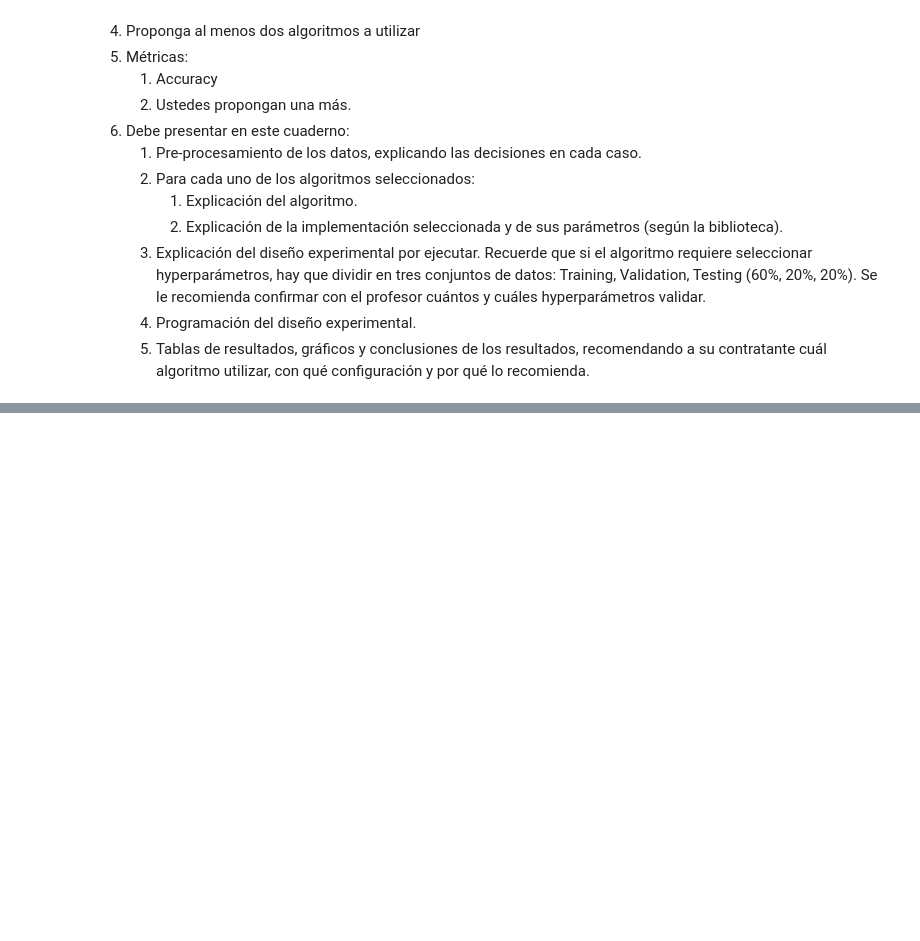
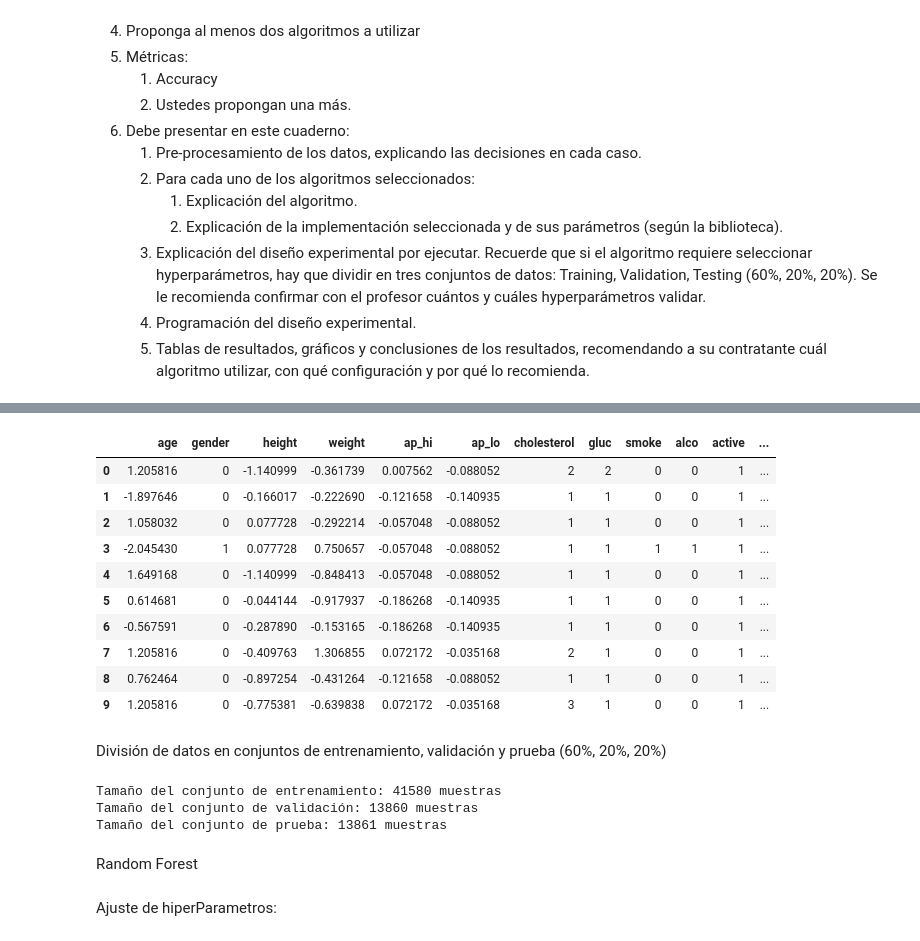
Before and after one commit to JeanPaulRF/Trabajos-IA, a Jupyter notebook: TP-2/2023-2-Trabajo_Practico_2.ipynb, the cells around one changed output, grey strips where cells are left out. Cells and saved outputs as stored; diff of their text form; code cells hidden in the pictures; blank space fills up the shorter version.

```diff
--- a/TP-2/2023-2-Trabajo_Practico_2.ipynb
+++ b/TP-2/2023-2-Trabajo_Practico_2.ipynb
@@ -416,0 +465,67 @@ ___
+# %%
+# 1. Eliminación de la columna 'id'
+data = data.drop('id', axis=1)
+
+# 2. Conversión de 'age' a años
+data['age'] = data['age'] // 365
+
+# 3. Escalamiento de características numéricas
+scaler = StandardScaler()
+num_features = ['age', 'height', 'weight', 'ap_hi', 'ap_lo']
+data[num_features] = scaler.fit_transform(data[num_features])
+
+# 4. Codificación de variables categóricas
+gender_encoder = LabelEncoder()
+data['gender'] = gender_encoder.fit_transform(data['gender'])
+
+"""
+# 5. Manejo de Valores Atípicos (utilizando el método IQR)
+Q1 = data[num_features].quantile(0.25)
+Q3 = data[num_features].quantile(0.75)
+IQR = Q3 - Q1
+outlier_mask = ((data[num_features] < (Q1 - 1.5 * IQR)) | (data[num_features] > (Q3 + 1.5 * IQR))).any(axis=1)
+data = data[~outlier_mask]
+"""
+
+# 6. Tratamiento de Datos Faltantes (imputación con la mediana)
+data[num_features] = data[num_features].fillna(data[num_features].median())
+
+# Mostrar los diez primeros resultados
+display(data.head(10))
+# %% [output]
+|  | age | gender | height | weight | ap_hi | ap_lo | cholesterol | gluc | smoke | alco | active | ... |
+| 0 | 1.205816 | 0 | -1.140999 | -0.361739 | 0.007562 | -0.088052 | 2 | 2 | 0 | 0 | 1 | ... |
+| 1 | -1.897646 | 0 | -0.166017 | -0.222690 | -0.121658 | -0.140935 | 1 | 1 | 0 | 0 | 1 | ... |
+| 2 | 1.058032 | 0 | 0.077728 | -0.292214 | -0.057048 | -0.088052 | 1 | 1 | 0 | 0 | 1 | ... |
+| 3 | -2.045430 | 1 | 0.077728 | 0.750657 | -0.057048 | -0.088052 | 1 | 1 | 1 | 1 | 1 | ... |
+| 4 | 1.649168 | 0 | -1.140999 | -0.848413 | -0.057048 | -0.088052 | 1 | 1 | 0 | 0 | 1 | ... |
+| 5 | 0.614681 | 0 | -0.044144 | -0.917937 | -0.186268 | -0.140935 | 1 | 1 | 0 | 0 | 1 | ... |
+| 6 | -0.567591 | 0 | -0.287890 | -0.153165 | -0.186268 | -0.140935 | 1 | 1 | 0 | 0 | 1 | ... |
+| 7 | 1.205816 | 0 | -0.409763 | 1.306855 | 0.072172 | -0.035168 | 2 | 1 | 0 | 0 | 1 | ... |
+| 8 | 0.762464 | 0 | -0.897254 | -0.431264 | -0.121658 | -0.088052 | 1 | 1 | 0 | 0 | 1 | ... |
+| 9 | 1.205816 | 0 | -0.775381 | -0.639838 | 0.072172 | -0.035168 | 3 | 1 | 0 | 0 | 1 | ... |
+# %% [markdown]
+División de datos en conjuntos de entrenamiento, validación y prueba (60%, 20%, 20%)
+# %%
+# 7. División de datos en conjuntos de entrenamiento, validación y prueba (60%, 20%, 20%)
+X = data.drop('cardio', axis=1)
+y = data['cardio']
+
+# Dividir los datos en conjuntos de entrenamiento (60%) y prueba (40%)
+X_train, X_temp, y_train, y_temp = train_test_split(X, y, test_size=0.4, random_state=42)
+
+# Luego, dividir el conjunto temporal en conjuntos de validación (20%) y prueba (20%)
+X_val, X_test, y_val, y_test = train_test_split(X_temp, y_temp, test_size=0.5, random_state=42)
+
+# Imprimir el tamaño de cada conjunto de datos
+print("Tamaño del conjunto de entrenamiento: {} muestras".format(X_train.shape[0]))
+print("Tamaño del conjunto de validación: {} muestras".format(X_val.shape[0]))
+print("Tamaño del conjunto de prueba: {} muestras".format(X_test.shape[0]))
+# %% [output]
+Tamaño del conjunto de entrenamiento: 41580 muestras
+Tamaño del conjunto de validación: 13860 muestras
+Tamaño del conjunto de prueba: 13861 muestras
+# %% [markdown]
+Random Forest
+# %% [markdown]
+Ajuste de hiperParametros:
```
Also changed, not shown: parts of 11 cells of this notebook, 1 other file.
